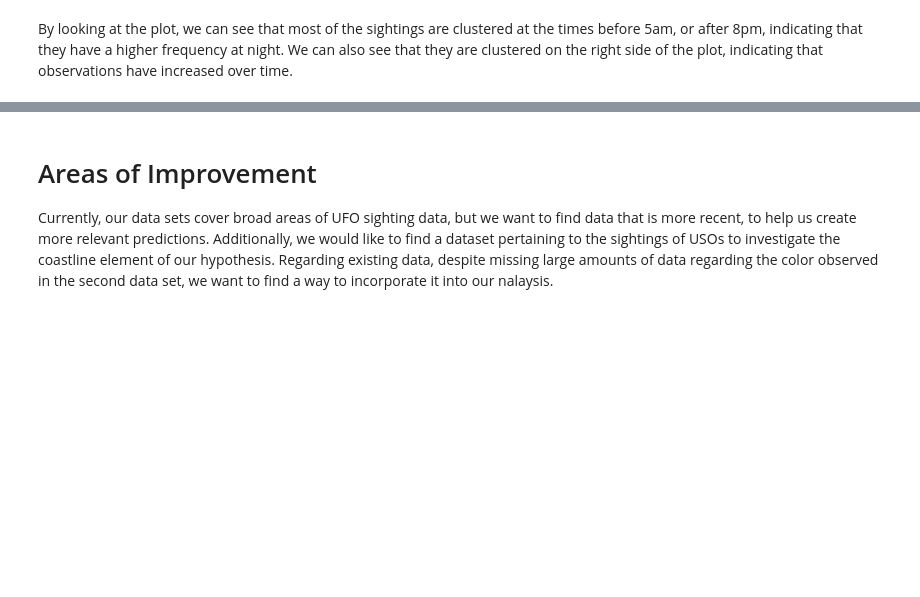
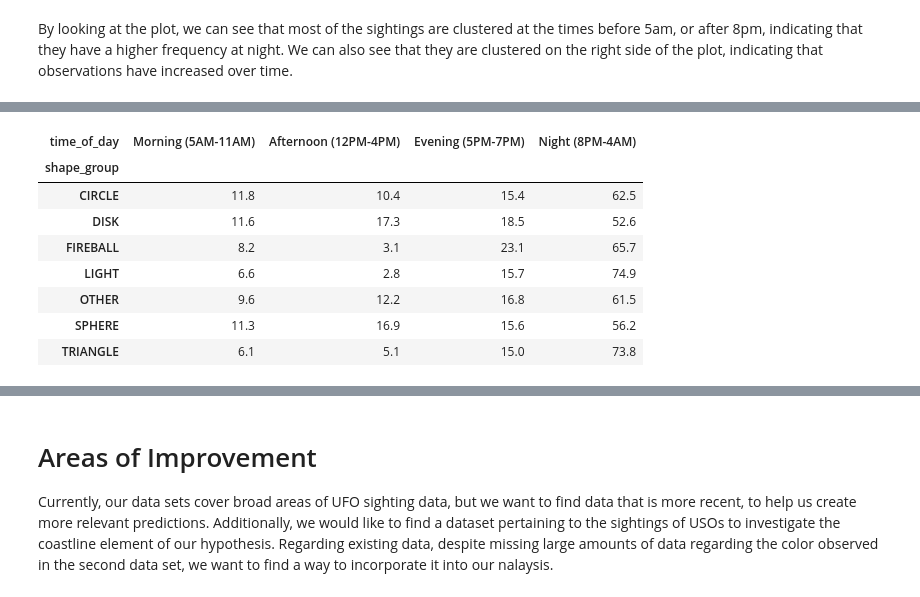
Before and after one commit to matkins8943/matkins8943.github.io, a Jupyter notebook: Final_Project.ipynb, the cells around one changed output, grey strips where cells are left out. Cells and saved outputs as stored; diff of their text form; code cells hidden in the pictures; blank space fills up the shorter version.

```diff
--- a/Final_Project.ipynb
+++ b/Final_Project.ipynb
@@ -66,0 +78,14 @@ Next, we create a dictionary to convert state names to their associated abbrevia
+# %%
+#reads the file and replaces "None" text with NaN (missing values)
+df2 = pd.read_csv('https://bit.ly/uforeports')
+df2 = df2.replace("None", np.nan)
+
+#data types
+print(df2.dtypes)
+
+#split the date and time into separate columns (tidy data: one variable per column)
+df2[['date', 'time']] = df2['Time'].str.split(' ', n=1, expand=True)
+#drop the original "Time" column because it still contains both values
+df2 = df2.drop(columns=['Time'])
+
+display(df2.head())
@@ -272,0 +498,12 @@ From the summary stats we generated, we can see that the most common shape seen
+# %%
+# Extract the year from the datetime column 'dt'
+t['year'] = t['dt'].dt.year
+
+# Group by 'year' using the correct DataFrame 't'
+per_year = t.groupby('year').size().reset_index(name='Sightings')
+
+fig = px.line(per_year, x='year', y='Sightings', markers=True,
+              title='UFO Sightings per Year (1990-2000)')
+fig.update_layout(xaxis_title='Year', yaxis_title='Number of sightings')
+fig.show()
+print(per_year)
@@ -272,0 +529,29 @@ From the summary stats we generated, we can see that the most common shape seen
+# %%
+def time_bucket(h):
+    if h >= 20 or h < 5:  return 'Night (8PM-4AM)'
+    if h < 12:            return 'Morning (5AM-11AM)'
+    if h < 17:            return 'Afternoon (12PM-4PM)'
+    return 'Evening (5PM-7PM)'
+
+t['hour_int'] = t['dt'].dt.hour
+t['time_of_day'] = t['hour_int'].apply(time_bucket)
+
+# cross-tab: each row is a shape, values are the % of that shape's sightings in each bucket
+order = ['Morning (5AM-11AM)', 'Afternoon (12PM-4PM)', 'Evening (5PM-7PM)', 'Night (8PM-4AM)']
+ct = pd.crosstab(t['shape_group'], t['time_of_day'], normalize='index')[order] * 100
+display(ct.round(1))
+
+fig = px.imshow(ct.round(1), text_auto=True, color_continuous_scale='Blues', aspect='auto',
+                labels=dict(x='Time of day', y='Shape', color='% of shape'),
+                title='Percent of Each Shape Seen by Time of Day')
+fig.show()
+# %% [output]
+| time_of_day | Morning (5AM-11AM) | Afternoon (12PM-4PM) | Evening (5PM-7PM) | Night (8PM-4AM) |
+| shape_group |  |  |  |  |
+| CIRCLE | 11.8 | 10.4 | 15.4 | 62.5 |
+| DISK | 11.6 | 17.3 | 18.5 | 52.6 |
+| FIREBALL | 8.2 | 3.1 | 23.1 | 65.7 |
+| LIGHT | 6.6 | 2.8 | 15.7 | 74.9 |
+| OTHER | 9.6 | 12.2 | 16.8 | 61.5 |
+| SPHERE | 11.3 | 16.9 | 15.6 | 56.2 |
+| TRIANGLE | 6.1 | 5.1 | 15.0 | 73.8 |
```
Also changed, not shown: parts of 49 cells of this notebook.
